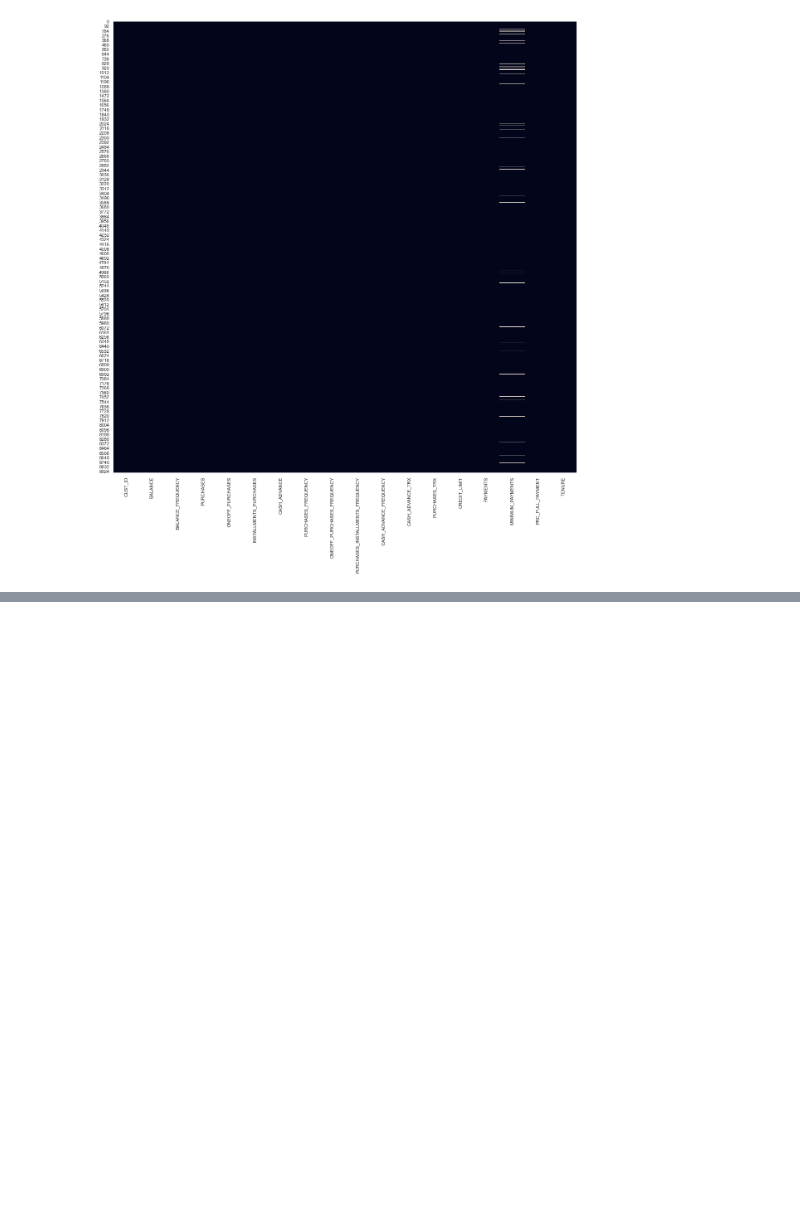
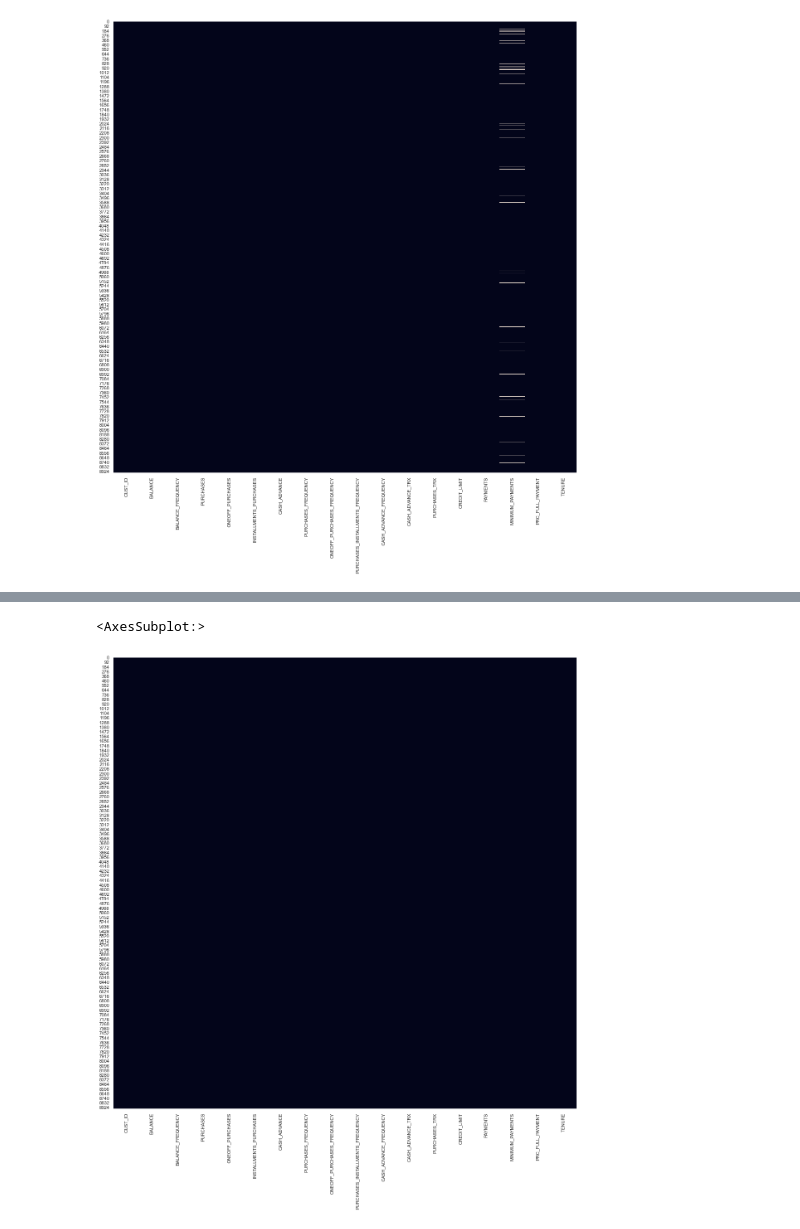
Before and after one commit to Jruz9/customer-targeting-using-cerdit-card-data, a Jupyter notebook: customerTargetingUsingCreditCardData.ipynb, the cells around one changed output, grey strips where cells are left out. Drawn from its saved outputs; the diff is of its cells as text; code cells hidden in the pictures; blank space fills up the shorter version.

```diff
--- a/customerTargetingUsingCreditCardData.ipynb
+++ b/customerTargetingUsingCreditCardData.ipynb
@@ -78,0 +107,7 @@ sns.heatmap(orignalCreditCardData.isnull(), cbar=False)
+# %%
+## graph the information to make sure we have  no null values
+
+sns.heatmap(orignalCreditCardData.isnull(), cbar=False)
+# %% [output]
+<AxesSubplot:>
+[figure, added]
```
Also changed, not shown: parts of 8 cells of this notebook.
